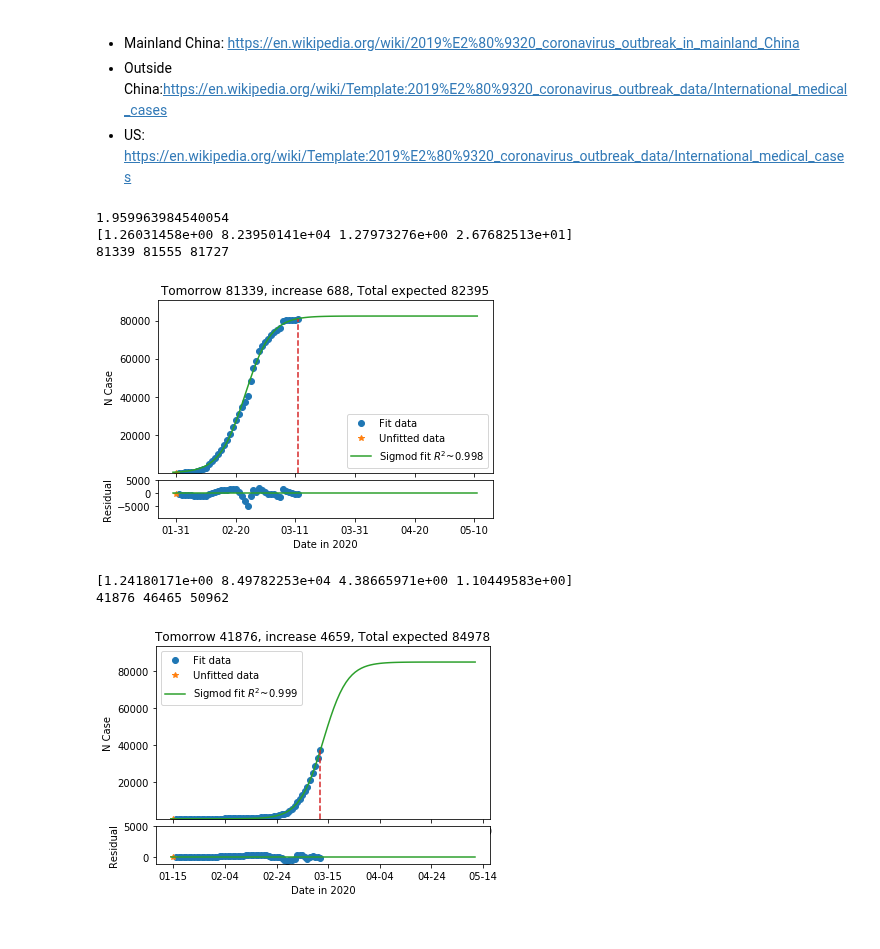
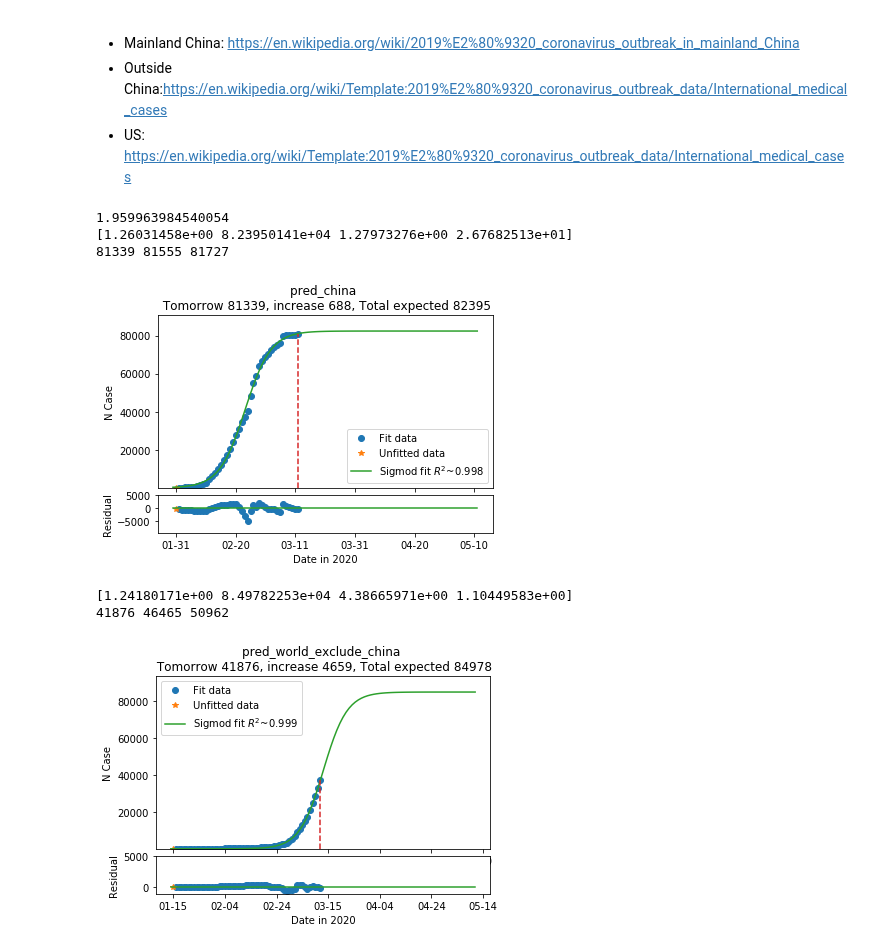
Before and after one commit to tongbaojia/vr_2020, a Jupyter notebook: Virus_study.ipynb, the cells around one changed output. Saved outputs shown, nothing was run; the diff lists cells and outputs as text; code cells hidden in the pictures.

```diff
--- a/Virus_study.ipynb
+++ b/Virus_study.ipynb
@@ -95,47 +95,47 @@ def prediction(dates, total, my_func, name="sigmoid"):
     ax1.plot(x_prev_data, y_prev_data, '*', label='Unfitted data')
     ax1.plot(x, y, label=r'Sigmod fit $R^2$~{}'.format(round(R2, 3)))
     ax1.plot([len(total) - starting_index, len(total) - starting_index], [0, ydata[-1]], '--')
-    ax1.set_title("{} \n Tomorrow {}, increase {}, Total expected {}".format(name.capitalize(), pred, pred - total[-1], total_expected))
+    ax1.set_title("{} \n Tomorrow {}, increase {}, Total expected {}".format(name, pred, pred - total[-1], total_expected))
     ax1.set_ylim(1, total_expected * 1.1)
     ax1.legend(loc='best')
     # ax1.set_xticks([])
     # ax1.set_xlabel('Date')
     ax1.set_ylabel('N Case')
 
     residuals = ydata - my_func(xdata, *popt)
     prev_residuals = y_prev_data - my_func(x_prev_data, *popt)
     ax2.plot(xdata, residuals, 'o', label='residuals')
     ax2.plot(x_prev_data, prev_residuals, '*', label='prev residuals')
     ax2.plot(x, np.zeros(len(x)))
     ax2.set_ylim(min(residuals) * 2, 5000)
     ax2.set_xlabel('Date in 2020')
     ax2.set_ylabel('Residual')
     x_ticks = ax2.get_xticks()
     # print(x_ticks)
     current_day = len(total) - starting_index
     # correct time difference
     current_date = date.today() + timedelta(days=1)
     date_ticks = []
     for x_tick in x_ticks:
         date_ticks.append(current_date + timedelta(days=x_tick - current_day))
     date_ticks = [i.strftime('%m-%d') for i in date_ticks]
     # print(date_ticks)
     plt.savefig('Plots/{}_{}.png'.format(tmr_date, name), dpi=300)
     ax2.set_xticklabels(date_ticks)
     plt.show()
 
 prediction(df_china["Date"], df_china["Cases"], sigmoid, "pred_china")
 # %% [output]
 1.959963984540054
 [1.26031458e+00 8.23950141e+04 1.27973276e+00 2.67682513e+01]
 81339 81555 81727
-[figure, old version]
+[figure, new version]
 # %%
 prediction(df_world["Date"], df_world["Cases"], sigmoid, "pred_world_exclude_china")
 # %% [output]
 [1.24180171e+00 8.49782253e+04 4.38665971e+00 1.10449583e+00]
 41876 46465 50962
-[figure, old version]
+[figure, new version]
 # %%
 df_us_selected = df_us[df_us['Date'] > '2020-02-21']
 df_us_selected["Cases"] = df_us_selected["Cases"] - df_us_selected["Cases"].values[0]
```
Also changed, not shown: parts of 1 cell of this notebook.
